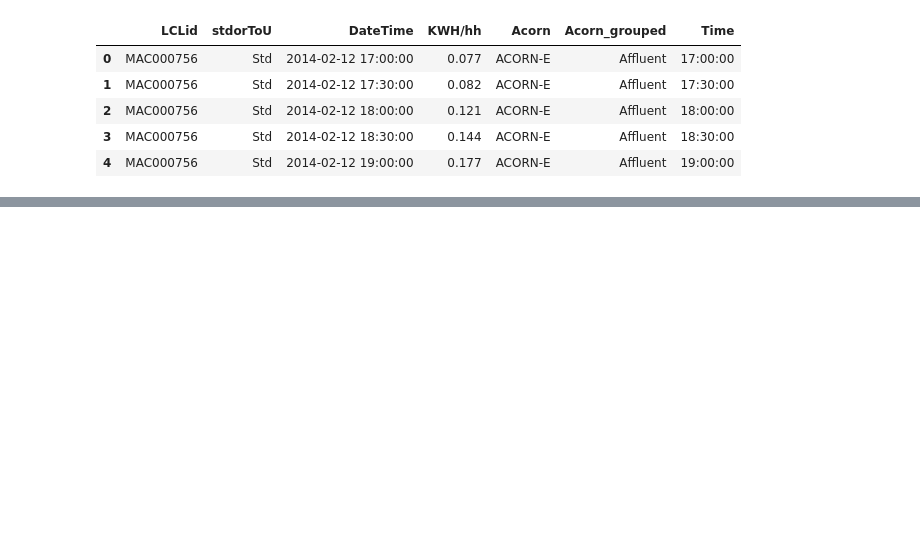
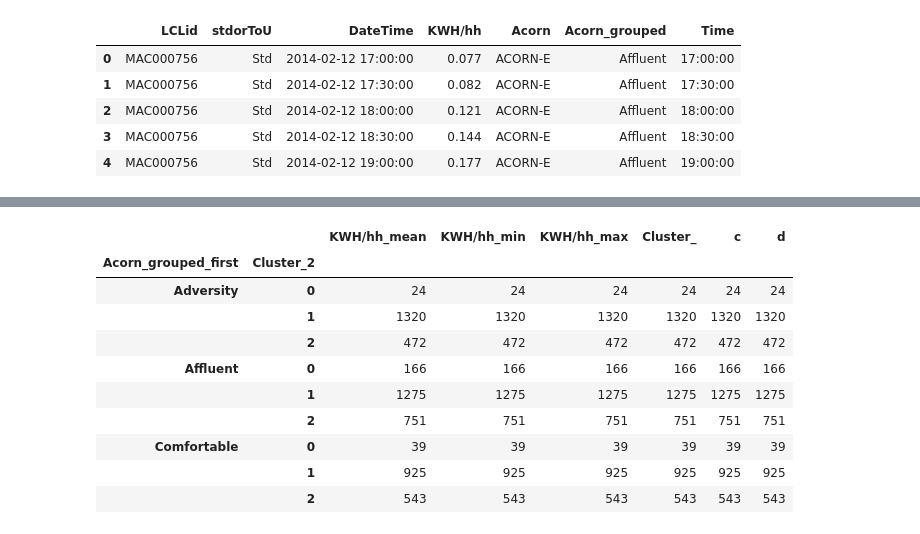
Before and after one commit to ShakeyJay/DSC672, a Jupyter notebook: classification.ipynb, the cells around one changed output, grey strips where cells are left out. Saved outputs shown, nothing was run; the diff lists cells and outputs as text; code cells hidden in the pictures; blank space fills up the shorter version.

```diff
--- a/classification.ipynb
+++ b/classification.ipynb
@@ -13,0 +152,14 @@ df.head()
+# %%
+group_df.groupby(["Acorn_grouped_first", "Cluster_2"]).count()
+# %% [output]
+|  |  | KWH/hh_mean | KWH/hh_min | KWH/hh_max | Cluster_ | c | d |
+| Acorn_grouped_first | Cluster_2 |  |  |  |  |  |  |
+| Adversity | 0 | 24 | 24 | 24 | 24 | 24 | 24 |
+|  | 1 | 1320 | 1320 | 1320 | 1320 | 1320 | 1320 |
+|  | 2 | 472 | 472 | 472 | 472 | 472 | 472 |
+| Affluent | 0 | 166 | 166 | 166 | 166 | 166 | 166 |
+|  | 1 | 1275 | 1275 | 1275 | 1275 | 1275 | 1275 |
+|  | 2 | 751 | 751 | 751 | 751 | 751 | 751 |
+| Comfortable | 0 | 39 | 39 | 39 | 39 | 39 | 39 |
+|  | 1 | 925 | 925 | 925 | 925 | 925 | 925 |
+|  | 2 | 543 | 543 | 543 | 543 | 543 | 543 |
```
Also changed, not shown: parts of 28 cells of this notebook.
